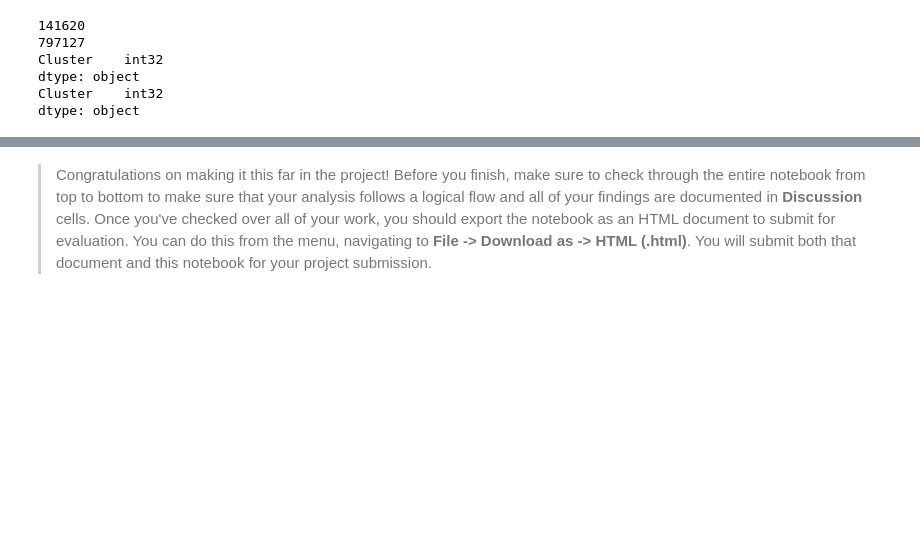
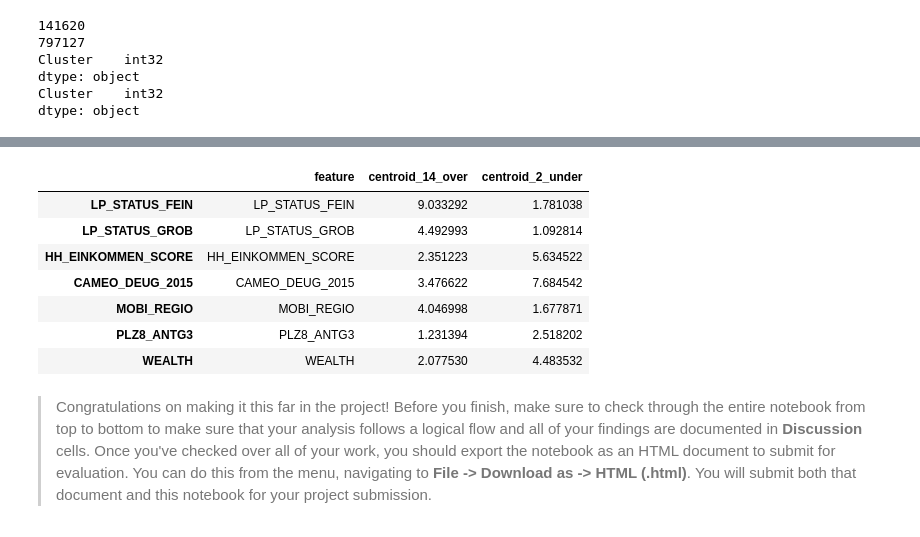
Before and after one commit to BarbaraJoebstl/unsupervised_learning, a Jupyter notebook: Identify_Customer_Segments.ipynb, the cells around one changed output, grey strips where cells are left out. Drawn from its saved outputs; the diff is of its cells as text; code cells hidden in the pictures; blank space fills up the shorter version.

```diff
--- a/Identify_Customer_Segments.ipynb
+++ b/Identify_Customer_Segments.ipynb
@@ -920,8 +878,12 @@ dtype: float64
+# %%
+overrepresented_14 = pd.Series(data = centroid_14.reshape(-1,), index = customers_prepared.columns)
+sorted_overrepresented_14 = overrepresented_14.sort_values(ascending=False)
+# print("Overrated cluster 1")
+# print(sorted_overrepresented_1)
 # %%
 # What kinds of people are part of a cluster that is underrepresented in the
 # customer data compared to the general population?
-centroid_2 = scaler.inverse_transform(pca_40.inverse_transform(model_18.cluster_centers_[2].reshape(1,-1)))
-centroid_15 = scaler.inverse_transform(pca_40.inverse_transform(model_18.cluster_centers_[15].reshape(1,-1)))
+centroid_2 = scaler.inverse_transform(pca_40.inverse_transform(model_15.cluster_centers_[2].reshape(1,-1)))
 # %%
 underrepresented_2 = pd.Series(data = centroid_2.reshape(-1,), index = customers_prepared.columns)
 sorted_underrepresented_2 = underrepresented_2.sort_values(ascending=False)
@@ -954,2 +898,18 @@ dtype: float64
+# %%
+prominent_features = ["LP_STATUS_FEIN", "LP_STATUS_GROB", "MOBI_REGIO", "HH_EINKOMMEN_SCORE", "WEALTH", "CAMEO_DEUG_2015", "PLZ8_ANTG3"]
+# %%
+centroids=pd.DataFrame({"feature": customers_prepared.columns,"centroid_14_over":overrepresented_14,"centroid_2_under":underrepresented_2})
+# %%
+filtered_centroids = centroids.loc[centroids['feature'].isin(prominent_features)]
+filtered_centroids
+# %% [output]
+|  | feature | centroid_14_over | centroid_2_under |
+| LP_STATUS_FEIN | LP_STATUS_FEIN | 9.033292 | 1.781038 |
+| LP_STATUS_GROB | LP_STATUS_GROB | 4.492993 | 1.092814 |
+| HH_EINKOMMEN_SCORE | HH_EINKOMMEN_SCORE | 2.351223 | 5.634522 |
+| CAMEO_DEUG_2015 | CAMEO_DEUG_2015 | 3.476622 | 7.684542 |
+| MOBI_REGIO | MOBI_REGIO | 4.046998 | 1.677871 |
+| PLZ8_ANTG3 | PLZ8_ANTG3 | 1.231394 | 2.518202 |
+| WEALTH | WEALTH | 2.077530 | 4.483532 |
 # %% [markdown]
 > Congratulations on making it this far in the project! Before you finish, make sure to check through the entire notebook from top to bottom to make sure that your analysis follows a logical flow and all of your findings are documented in **Discussion** cells. Once you've checked over all of your work, you should export the notebook as an HTML document to submit for evaluation. You can do this from the menu, navigating to **File -> Download as -> HTML (.html)**. You will submit both that document and this notebook for your project submission.
```
Also changed, not shown: parts of 14 cells of this notebook, 2 other files.
